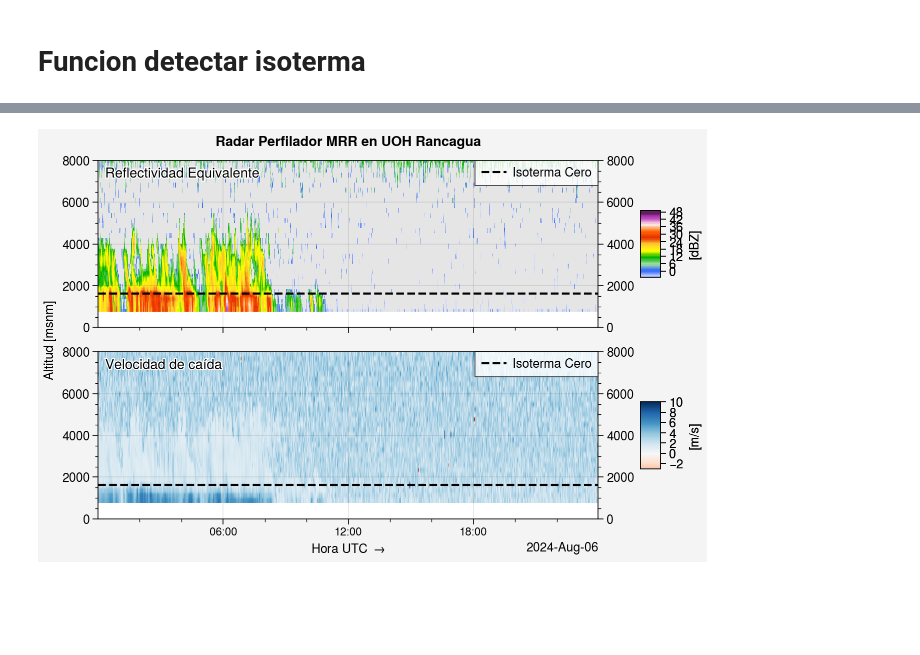
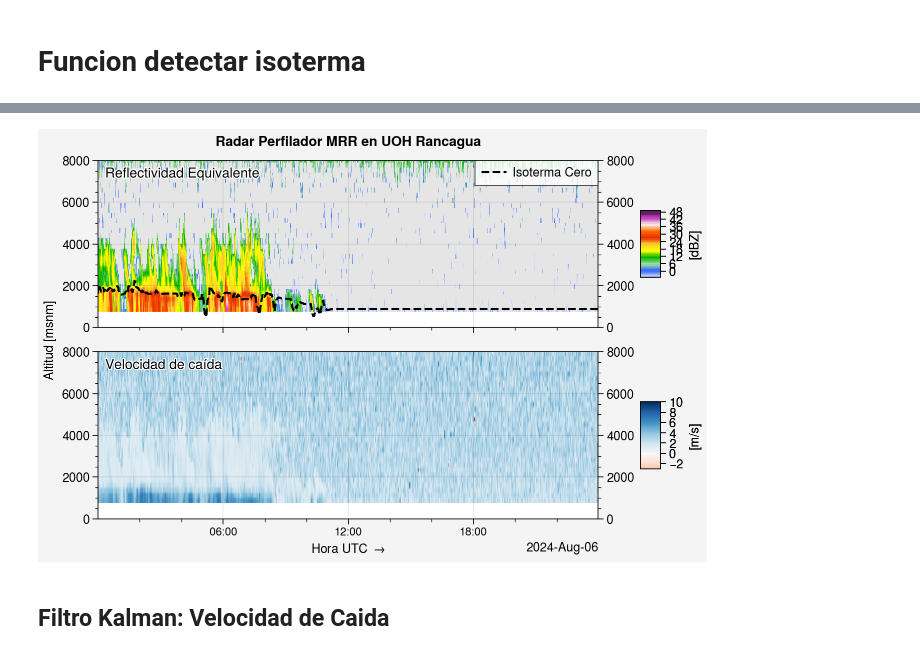
Before and after one commit to Ynoc01/RadarVisualisation, a Jupyter notebook: PlotRadar/PlotRadar_Isoterma.ipynb, the cells around one changed output, grey strips where cells are left out. Saved outputs shown, nothing was run; the diff lists cells and outputs as text; code cells hidden in the pictures; blank space fills up the shorter version.

```diff
--- a/PlotRadar/PlotRadar_Isoterma.ipynb
+++ b/PlotRadar/PlotRadar_Isoterma.ipynb
@@ -709,0 +499,10 @@ plot_mrr4(
+# %%
+IndicesIsoterma=[]
+for resultado in resultados_isoterma_Ze:
+    t = resultado["iter"]
+    altura_minima = resultado["altura_minima"]
+    idx_altura = int((np.abs(heights_ajustado - altura_minima)).argmin())
+    IndicesIsoterma.append(idx_altura)
+
+FactorConversion = (heights[-1].values-500)/ len(heights)
+AlturasIsoterma = np.array(IndicesIsoterma) * FactorConversion
@@ -709,0 +547,15 @@ plot_mrr4(
+# %%
+fig, ax = plt.subplots(figsize=(10, 6))
+ax.plot(AlturasIsoterma_ajustadas, label="Original", linestyle='--', color='blue', linewidth=2)
+ax.plot(alturas_filtradas, label="Filtrado Kalman", linestyle='-', color='red', linewidth=2)
+ax.set_xlabel('Tiempo (s)', fontsize=12)
+ax.set_ylabel('Altitud [msnm]', fontsize=12)
+ax.set_title('Altura de la Isoterma Cero Reflectividad - Original vs Filtro Kalman', fontsize=14)
+ax.set_xlim([0, len(AlturasIsoterma)])
+ax.set_ylim([0, heights[-1].values])
+ax.grid(color='gray', linestyle='--', linewidth=0.5, alpha=0.7)
+ax.legend(loc='upper right', fontsize=12)
+ax.tick_params(axis='both', which='major', labelsize=10)
+ax.tick_params(axis='both', which='minor', labelsize=8)
+plt.tight_layout()
+plt.show()
@@ -710,5 +564,5 @@ plot_mrr4(
 # %%
-def plot_mrr4(xlim, times, heights, Ze, Vf=None, isoterma=None, hora_local=False, ax=None, #tambien hay que arreglarlo
+def plot_mrr4(xlim, times, heights, Ze, Vf=None, isoterma_Ze=None, isoterma_Vf=None, hora_local=False, ax=None, #tambien hay que arreglarlo
               ytickloc='both', colorhex=paleta0):
     cmap4 = []
     stops = [0, 1./10, 2./10, 3./10, 4./10, 5./10, 6./10, 7./10, 8./10, 9./10, 1]
@@ -760,10 +614,13 @@ def plot_mrr4(xlim, times, heights, Ze, Vf=None, isoterma=None, hora_local=False
         add_no_data(ax[1], times, xlim)
 
         # Agregar línea de la isoterma en ambos gráficos
-        if isoterma is not None:
-            ax[0].plot(times_num, isoterma, color='black', linestyle='--', linewidth=1.5, label='Isoterma Cero')
-            ax[1].plot(times_num, isoterma, color='black', linestyle='--', linewidth=1.5, label='Isoterma Cero')
+        if isoterma_Ze is not None :
+            ax[0].plot(times_num, isoterma_Ze, color='black', linestyle='--', linewidth=1.5, label='Isoterma Cero')
             ax[0].legend(loc='upper right', fontsize=10)
+
+
+        if isoterma_Vf is not None:
+            ax[1].plot(times_num, isoterma_Vf, color='black', linestyle='--', linewidth=1.5, label='Isoterma Cero')
             ax[1].legend(loc='upper right', fontsize=10)
 
         ax[0].format(ultitle='Reflectividad Equivalente',
@@ -804,6 +661,10 @@ def plot_mrr4(xlim, times, heights, Ze, Vf=None, isoterma=None, hora_local=False
                        extent=extent,
                        norm=norm, cmap=dbzmap)
 
+        if isoterma_Ze is not None:
+            ax.plot(times, isoterma_Ze, color='black', linestyle='--', linewidth=1.5, label='Isoterma (Filtrada)')
+            ax.legend()  # Mostrar leyenda
+
         ax.format(ultitle='Reflectividad Equivalente',
                   xrotation=False,
                   xformatter='concise',
@@ -825,12 +710,16 @@ def plot_mrr4(xlim, times, heights, Ze, Vf=None, isoterma=None, hora_local=False
 # %%
+#Queda este obsoleto xd
+
 plot_mrr4(
     xlim=[new_time[0], new_time[-1]],                 # Límites de tiempo
     times=new_time,                                   # Eje temporal
     heights=ds.height[0, :].values + 500,             # Alturas ajustadas
     Ze=ds['attenuated_radar_reflectivity'].T.values,  # Reflectividad
     Vf=ds['fall_velocity'].T.values,                  # Velocidad de caída
-    isoterma=alturas_filtradas,                       # Línea de isoterma filtrada
+    isoterma_Ze=alturas_filtradas,                       # Línea de isoterma filtrada
     hora_local=False
 )
 # %% [output]
-[figure, old version]
+[figure, new version]
+# %% [markdown]
+## Filtro Kalman: Velocidad de Caida
```
Also changed, not shown: parts of 26 cells of this notebook.
